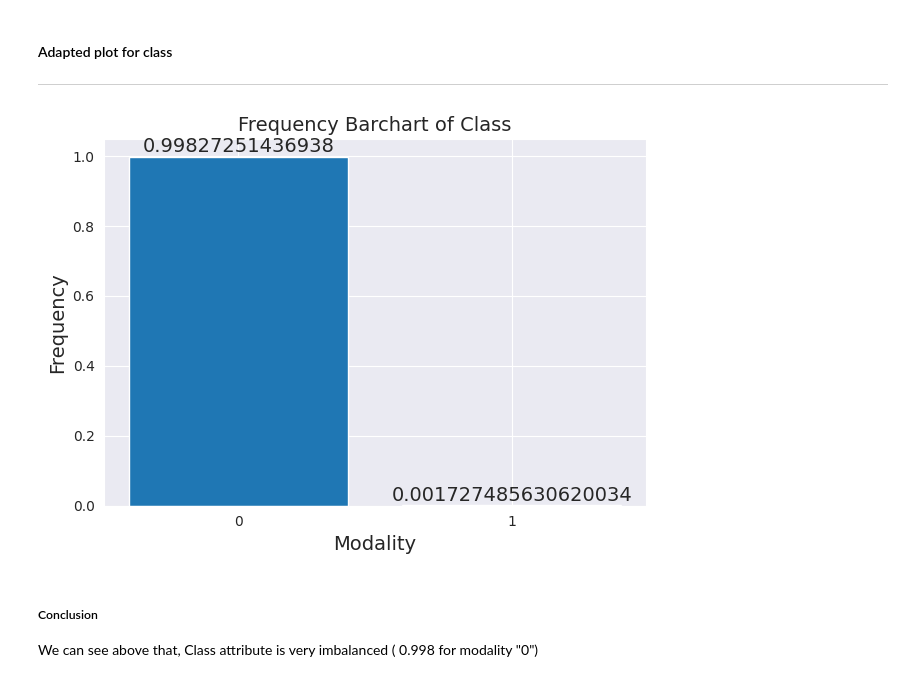
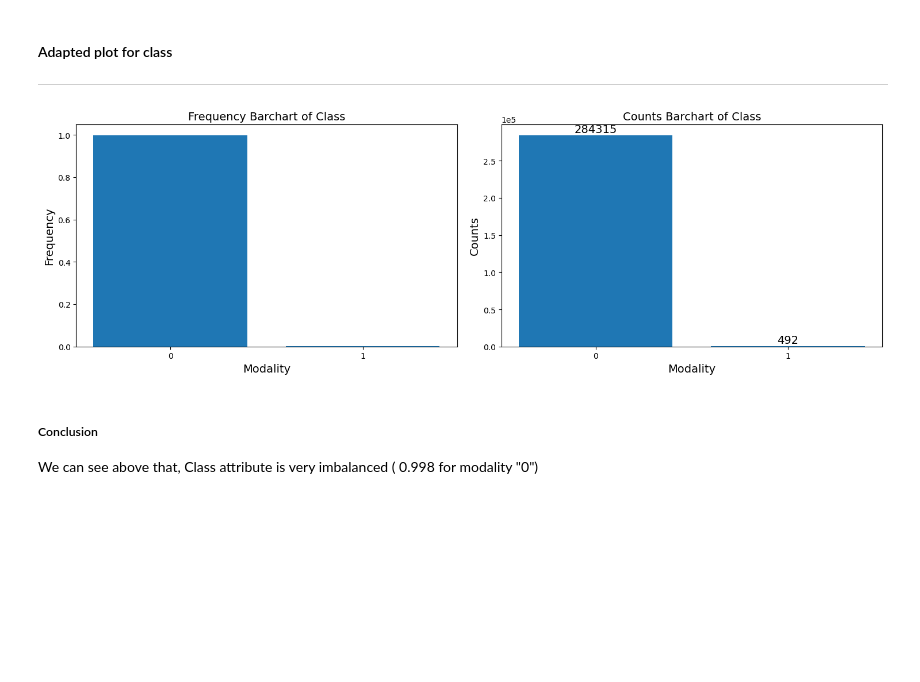
Before and after one commit to goamegah/Supervised-Learning-Unbalanced-Data, a Jupyter notebook: src/scripts/python-notebooks/credit_fraud.ipynb, the cells around one changed output. Cells and saved outputs as stored; diff of their text form; code cells hidden in the pictures; blank space fills up the shorter version.

```diff
--- a/src/scripts/python-notebooks/credit_fraud.ipynb
+++ b/src/scripts/python-notebooks/credit_fraud.ipynb
@@ -99,13 +100,14 @@ We can see that they don't have any missing values and constant features
 #### Adapted plot for class
 ---
 # %%
-_, ax = plt.subplots()
-analyzer.bar_chart(df,outcome,ax,with_proportion=True)
+_, (ax1, ax2) = plt.subplots(nrows=1, ncols=2, figsize=(15, 5))
+analyzer.bar_chart(df,outcome,ax1,with_proportion=True)
+analyzer.bar_chart_annotated(df,outcome,ax2,with_proportion=False)
 # save image
 save_fig("class_barplot")
 plt.show()
 # %% [output]
-[figure, old version]
+[figure, new version]
 # %% [markdown]
 ##### Conclusion
 We can see above that, Class attribute is very imbalanced ( 0.998 for modality "0")
```
Also changed, not shown: parts of 1 cell of this notebook, 2 other files.
